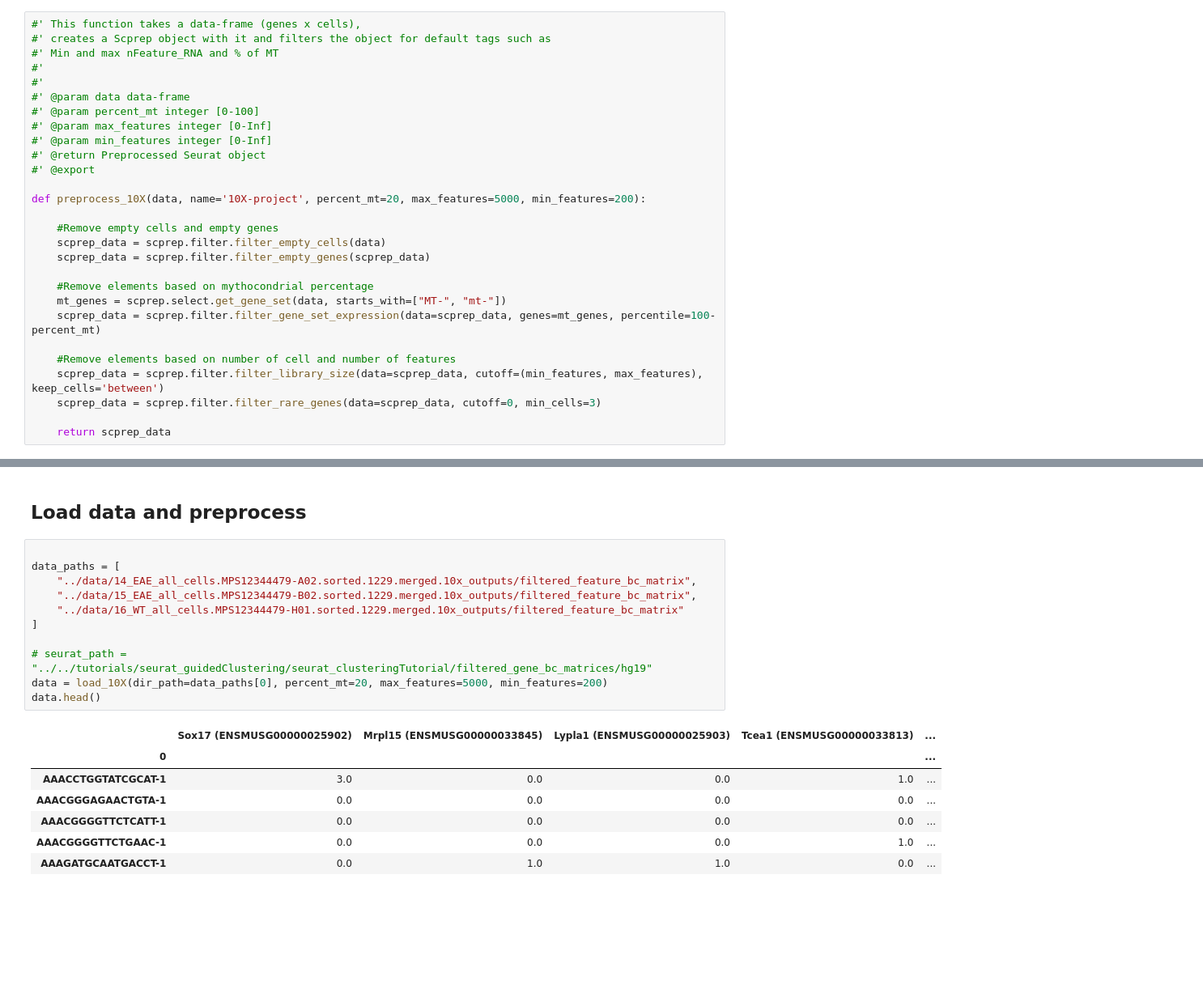
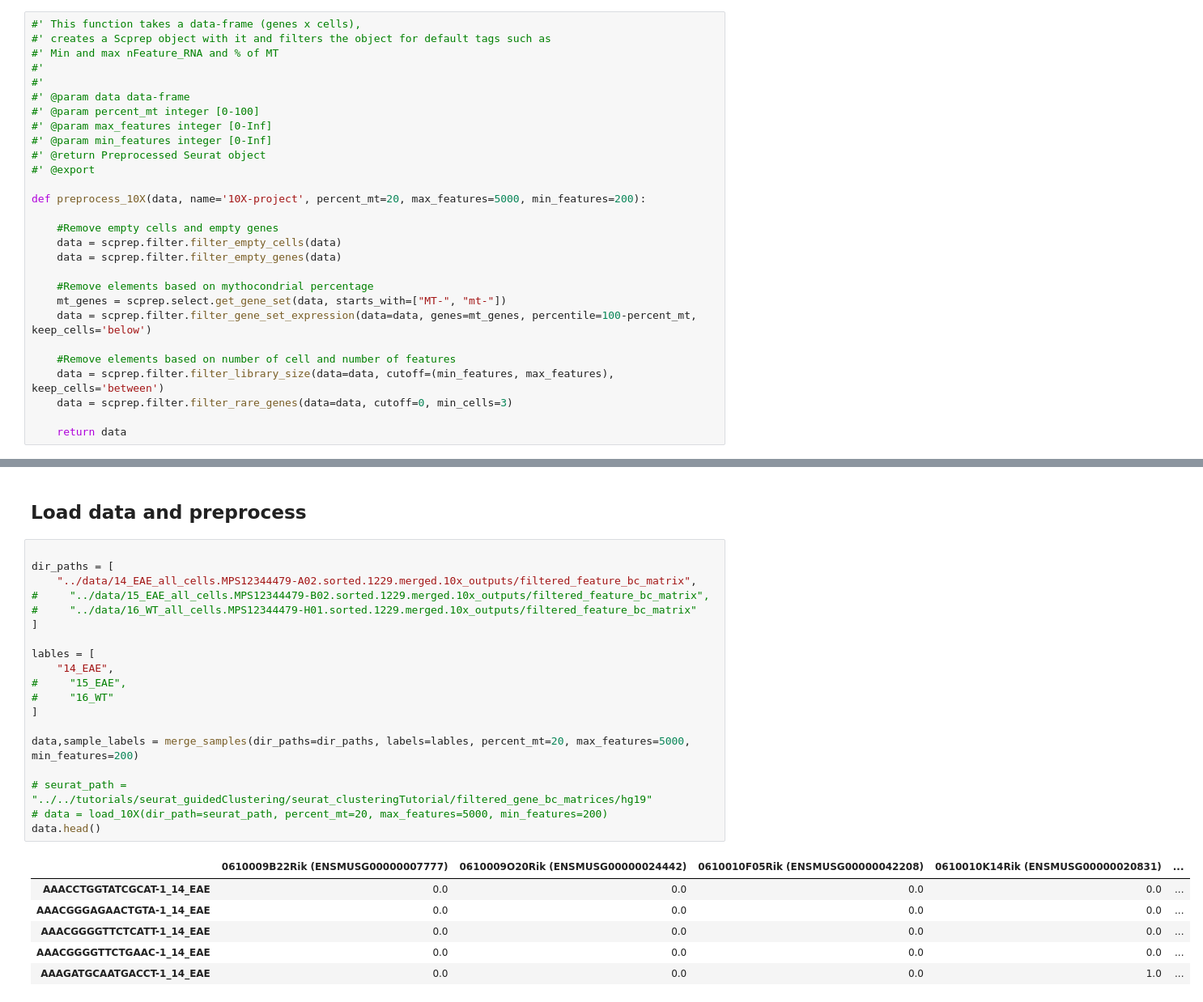
Before and after one commit to SBurwash/CRCHUM, a Jupyter notebook: Python_project/main.ipynb, the cells around one changed output, grey strips where cells are left out. Shown: that part at 81% size. Drawn from its saved outputs; the diff is of its cells as text; blank space fills up the shorter version.

```diff
--- a/Python_project/main.ipynb
+++ b/Python_project/main.ipynb
@@ -27,18 +74,18 @@ import matplotlib.pyplot as plt
 def preprocess_10X(data, name='10X-project', percent_mt=20, max_features=5000, min_features=200):
 
     #Remove empty cells and empty genes
-    scprep_data = scprep.filter.filter_empty_cells(data)
-    scprep_data = scprep.filter.filter_empty_genes(scprep_data)
+    data = scprep.filter.filter_empty_cells(data)
+    data = scprep.filter.filter_empty_genes(data)
 
     #Remove elements based on mythocondrial percentage
     mt_genes = scprep.select.get_gene_set(data, starts_with=["MT-", "mt-"])
-    scprep_data = scprep.filter.filter_gene_set_expression(data=scprep_data, genes=mt_genes, percentile=100-percent_mt)
+    data = scprep.filter.filter_gene_set_expression(data=data, genes=mt_genes, percentile=100-percent_mt, keep_cells='below')
 
     #Remove elements based on number of cell and number of features
-    scprep_data = scprep.filter.filter_library_size(data=scprep_data, cutoff=(min_features, max_features), keep_cells='between')
-    scprep_data = scprep.filter.filter_rare_genes(data=scprep_data, cutoff=0, min_cells=3)
+    data = scprep.filter.filter_library_size(data=data, cutoff=(min_features, max_features), keep_cells='between')
+    data = scprep.filter.filter_rare_genes(data=data, cutoff=0, min_cells=3)
 
-    return scprep_data
+    return data
 # %% [markdown]
 ## Load 10X
 # %%
@@ -77,21 +159,28 @@ def reduce_dim(data, ndims=15, res=.1):
 ## Load data and preprocess
 # %%
 
-data_paths = [
+dir_paths = [
     "../data/14_EAE_all_cells.MPS12344479-A02.sorted.1229.merged.10x_outputs/filtered_feature_bc_matrix",
-    "../data/15_EAE_all_cells.MPS12344479-B02.sorted.1229.merged.10x_outputs/filtered_feature_bc_matrix",
-    "../data/16_WT_all_cells.MPS12344479-H01.sorted.1229.merged.10x_outputs/filtered_feature_bc_matrix"
+#     "../data/15_EAE_all_cells.MPS12344479-B02.sorted.1229.merged.10x_outputs/filtered_feature_bc_matrix",
+#     "../data/16_WT_all_cells.MPS12344479-H01.sorted.1229.merged.10x_outputs/filtered_feature_bc_matrix"
 ]
 
+lables = [
+    "14_EAE",
+#     "15_EAE",
+#     "16_WT"
+]
+
+data,sample_labels = merge_samples(dir_paths=dir_paths, labels=lables, percent_mt=20, max_features=5000, min_features=200)
+
 # seurat_path = "../../tutorials/seurat_guidedClustering/seurat_clusteringTutorial/filtered_gene_bc_matrices/hg19"
-data = load_10X(dir_path=data_paths[0], percent_mt=20, max_features=5000, min_features=200)
+# data = load_10X(dir_path=seurat_path, percent_mt=20, max_features=5000, min_features=200)
 data.head()
 # %% [output]
-|  | Sox17 (ENSMUSG00000025902) | Mrpl15 (ENSMUSG00000033845) | Lypla1 (ENSMUSG00000025903) | Tcea1 (ENSMUSG00000033813) | ... |
-| 0 |  |  |  |  | ... |
-| AAACCTGGTATCGCAT-1 | 3.0 | 0.0 | 0.0 | 1.0 | ... |
-| AAACGGGAGAACTGTA-1 | 0.0 | 0.0 | 0.0 | 0.0 | ... |
-| AAACGGGGTTCTCATT-1 | 0.0 | 0.0 | 0.0 | 0.0 | ... |
-| AAACGGGGTTCTGAAC-1 | 0.0 | 0.0 | 0.0 | 1.0 | ... |
-| AAAGATGCAATGACCT-1 | 0.0 | 1.0 | 1.0 | 0.0 | ... |
+|  | 0610009B22Rik (ENSMUSG00000007777) | 0610009O20Rik (ENSMUSG00000024442) | 0610010F05Rik (ENSMUSG00000042208) | 0610010K14Rik (ENSMUSG00000020831) | ... |
+| AAACCTGGTATCGCAT-1_14_EAE | 0.0 | 0.0 | 0.0 | 0.0 | ... |
+| AAACGGGAGAACTGTA-1_14_EAE | 0.0 | 0.0 | 0.0 | 0.0 | ... |
+| AAACGGGGTTCTCATT-1_14_EAE | 0.0 | 0.0 | 0.0 | 0.0 | ... |
+| AAACGGGGTTCTGAAC-1_14_EAE | 0.0 | 0.0 | 0.0 | 0.0 | ... |
+| AAAGATGCAATGACCT-1_14_EAE | 0.0 | 0.0 | 0.0 | 1.0 | ... |
 5 rows × 15131 columns
```
Also changed, not shown: parts of 17 cells of this notebook, 3 other files.
